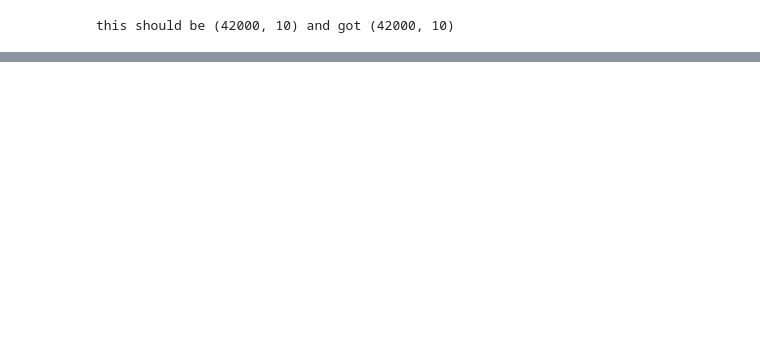
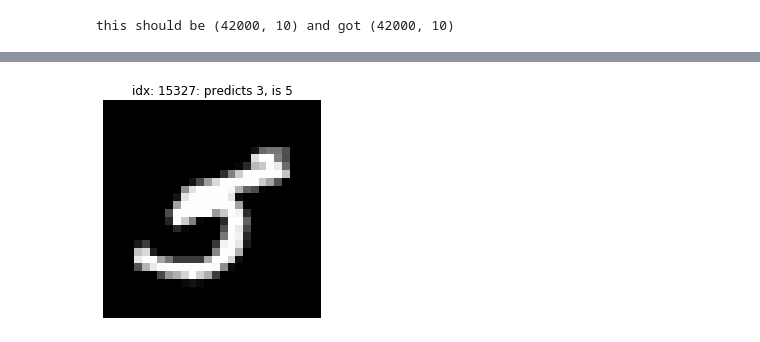
Before and after one commit to juan19932carlos/Notebooks, a Jupyter notebook: ML Coursera/neuralNetworkMINST.ipynb, the cells around one changed output, grey strips where cells are left out. Cells and saved outputs as stored; diff of their text form; code cells hidden in the pictures; blank space fills up the shorter version.

```diff
--- a/ML Coursera/neuralNetworkMINST.ipynb
+++ b/ML Coursera/neuralNetworkMINST.ipynb
@@ -141,0 +174,12 @@ multinomial logistic regrresion has 10.79 of acuracy
+# %%
+example = np.random.randint(len(x_test))
+image = x_test[example]
+a = forward(image.reshape(-1, 28*28)).argmax()
+label = y_test[example].argmax()
+
+plt.imshow(image.reshape(28,28), cmap='gray')
+plt.axis('off')
+plt.title(f'idx: {example}: predicts {a}, is {label}')
+plt.show()
+# %% [output]
+[figure, added]
```
Also changed, not shown: parts of 12 cells of this notebook.
